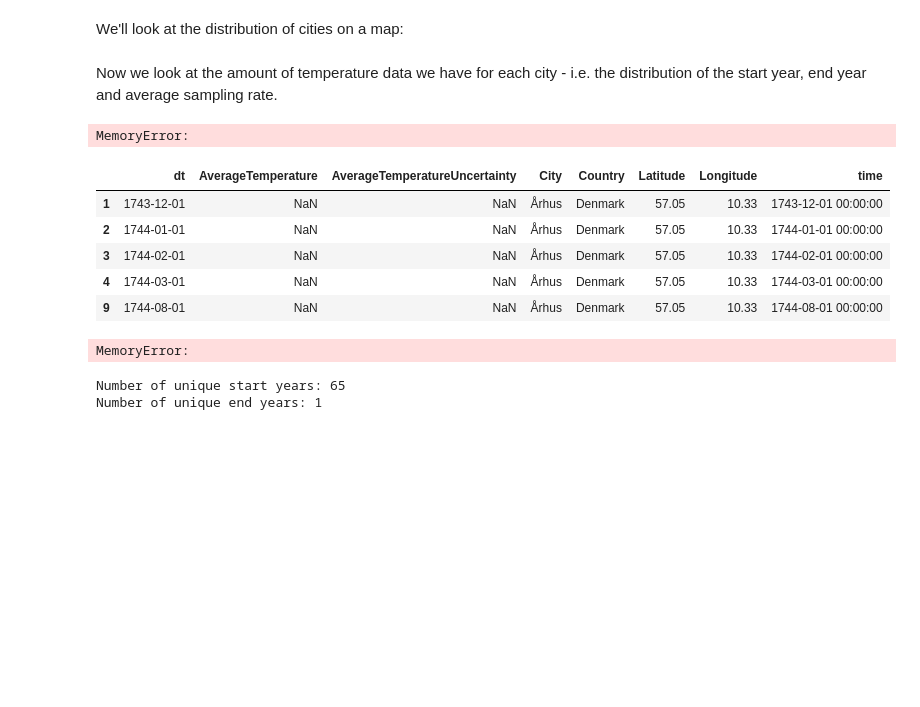
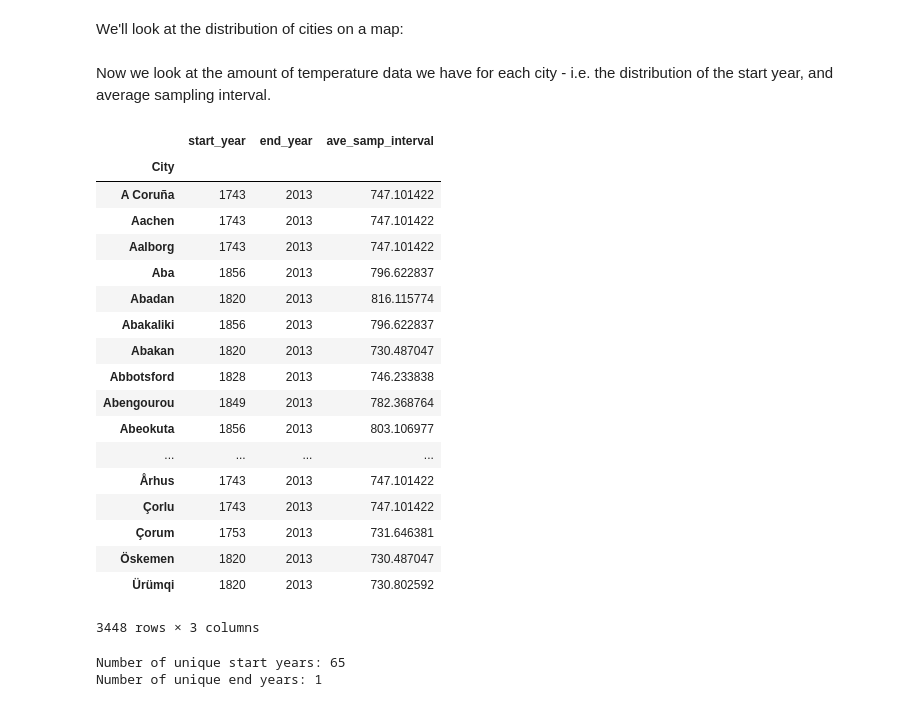
Before and after one commit to 6cdds/Climate_Change_Analysis, a Jupyter notebook: climate_change_data_analysis.ipynb, the cells around one changed output. Drawn from its saved outputs; the diff is of its cells as text; code cells hidden in the pictures; blank space fills up the shorter version.

Commit message:
calculated data stats

```diff
--- a/climate_change_data_analysis.ipynb
+++ b/climate_change_data_analysis.ipynb
@@ -122,25 +122,8 @@ layout = go.Layout(
 fig =  go.Figure(layout=layout, data=mpis)
 iplot( fig, validate=False)
 # %% [markdown]
-Now we look at the amount of temperature data we have for each city - i.e. the distribution of the start year, end year and average sampling rate.
+Now we look at the amount of temperature data we have for each city - i.e. the distribution of the start year, and average sampling interval.
-# %%
-n = city_data.isnull().none(axis=1)
-clean_data = city_data.loc[n.index[n],:]
-# %% [output]
-MemoryError:
-# %%
-clean_data.head()
-# %% [output]
-|  | dt | AverageTemperature | AverageTemperatureUncertainty | City | Country | Latitude | Longitude | time |
-| 1 | 1743-12-01 | NaN | NaN | Århus | Denmark | 57.05 | 10.33 | 1743-12-01 00:00:00 |
-| 2 | 1744-01-01 | NaN | NaN | Århus | Denmark | 57.05 | 10.33 | 1744-01-01 00:00:00 |
-| 3 | 1744-02-01 | NaN | NaN | Århus | Denmark | 57.05 | 10.33 | 1744-02-01 00:00:00 |
-| 4 | 1744-03-01 | NaN | NaN | Århus | Denmark | 57.05 | 10.33 | 1744-03-01 00:00:00 |
-| 9 | 1744-08-01 | NaN | NaN | Århus | Denmark | 57.05 | 10.33 | 1744-08-01 00:00:00 |
 # %%
-time_stats = city_data.groupby('City').agg({'time': {'start_year': lambda x: min(x.loc[x.loc['AverageTemperature'].notnull()]).year,
-                                                     'end_year': lambda x: max(x.loc[x.loc[:, 'AverageTemperature'].notnull()]).year,
-                                                     'ave_samp_rate': lambda x: x.loc[x.loc[:, 'AverageTemperature'].notnull()].diff().mean().total_seconds() / 3600.0,
-                                                       'num_samps': 'count'}})
+st_year = city_data.groupby('City').apply(lambda x: min(x.loc[x.loc[:,'AverageTemperature'].notnull(), 'time']).year)
+ave_samp_rate = city_data.groupby('City').apply(lambda x: x.loc[x.loc[:, 'AverageTemperature'].notnull(), 'time'].diff().mean().total_seconds() / 3600.0)
+end_year = city_data.groupby('City').apply(lambda x: max(x.loc[x.loc[:,'AverageTemperature'].notnull(), 'time']).year)
-# %% [output]
-MemoryError:
@@ -149 +130,25 @@ time_stats.columns = ['end_year', 'start_year', 'num_samps', 'ave_samp_rate']
+# %%
+data_stats = pd.concat([st_year, end_year, ave_samp_rate], 1)
+data_stats.columns = ['start_year', 'end_year', 'ave_samp_interval']
+data_stats
+# %% [output]
+|  | start_year | end_year | ave_samp_interval |
+| City |  |  |  |
+| A Coruña | 1743 | 2013 | 747.101422 |
+| Aachen | 1743 | 2013 | 747.101422 |
+| Aalborg | 1743 | 2013 | 747.101422 |
+| Aba | 1856 | 2013 | 796.622837 |
+| Abadan | 1820 | 2013 | 816.115774 |
+| Abakaliki | 1856 | 2013 | 796.622837 |
+| Abakan | 1820 | 2013 | 730.487047 |
+| Abbotsford | 1828 | 2013 | 746.233838 |
+| Abengourou | 1849 | 2013 | 782.368764 |
+| Abeokuta | 1856 | 2013 | 803.106977 |
+| ... | ... | ... | ... |
+| Århus | 1743 | 2013 | 747.101422 |
+| Çorlu | 1743 | 2013 | 747.101422 |
+| Çorum | 1753 | 2013 | 731.646381 |
+| Öskemen | 1820 | 2013 | 730.487047 |
+| Ürümqi | 1820 | 2013 | 730.802592 |
+3448 rows × 3 columns
 # %%
```
Also changed, not shown: parts of 8 cells of this notebook.
